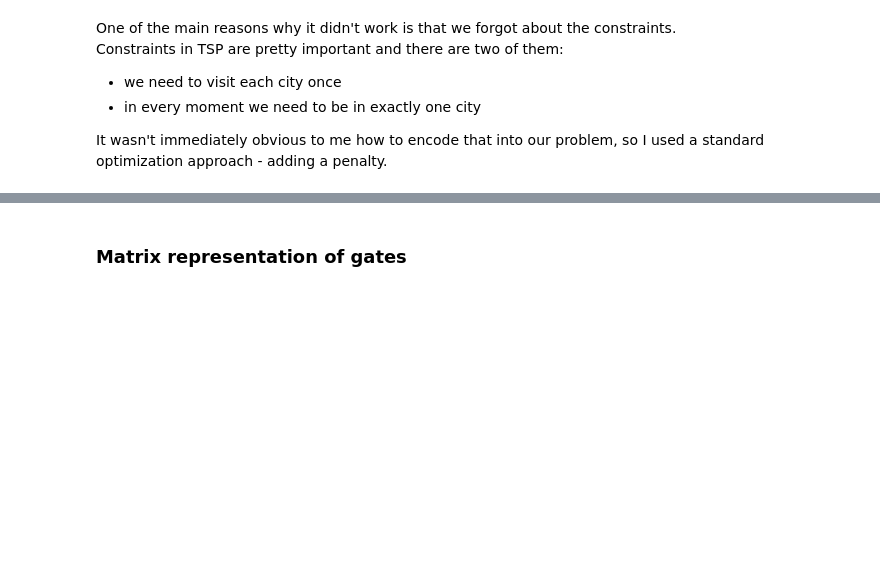
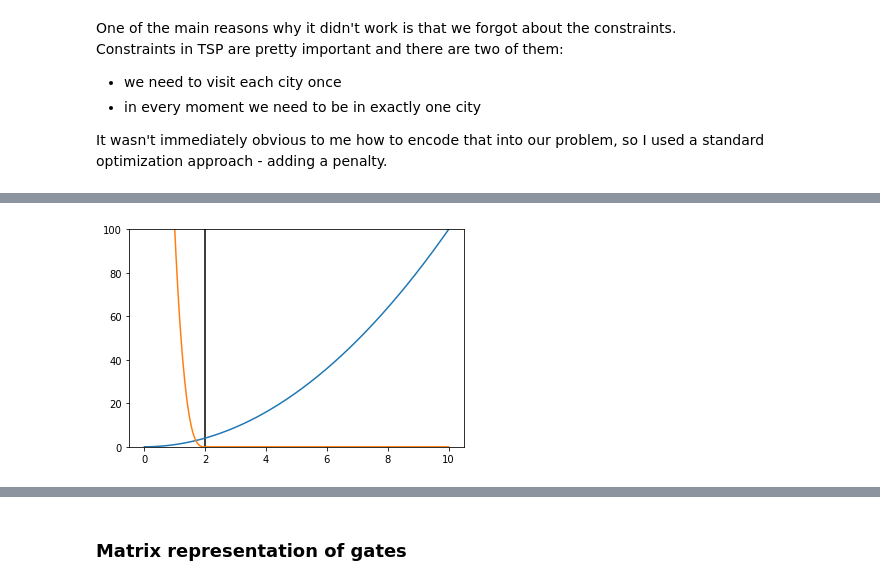
Before and after one commit to mstechly/quantum_tsp_tutorials, a Jupyter notebook: tutorials/03_Naive_approach.ipynb, the cells around one changed output, grey strips where cells are left out. Cells and saved outputs as stored; diff of their text form; code cells hidden in the pictures; blank space fills up the shorter version.

```diff
--- a/tutorials/03_Naive_approach.ipynb
+++ b/tutorials/03_Naive_approach.ipynb
@@ -264,0 +258,10 @@ Let's consider this example from machine learning.
+# %%
+penalty = np.piecewise(x, [x<2, x>=2], [lambda x: 100*(-x+2)**3, 0])
+# %%
+plt.plot(x,y)
+plt.plot(x,penalty)
+plt.vlines(2, 0, 100)
+plt.ylim([0,100])
+plt.show()
+# %% [output]
+[figure, added]
```
Also changed, not shown: parts of 53 cells of this notebook, 1 other file.
